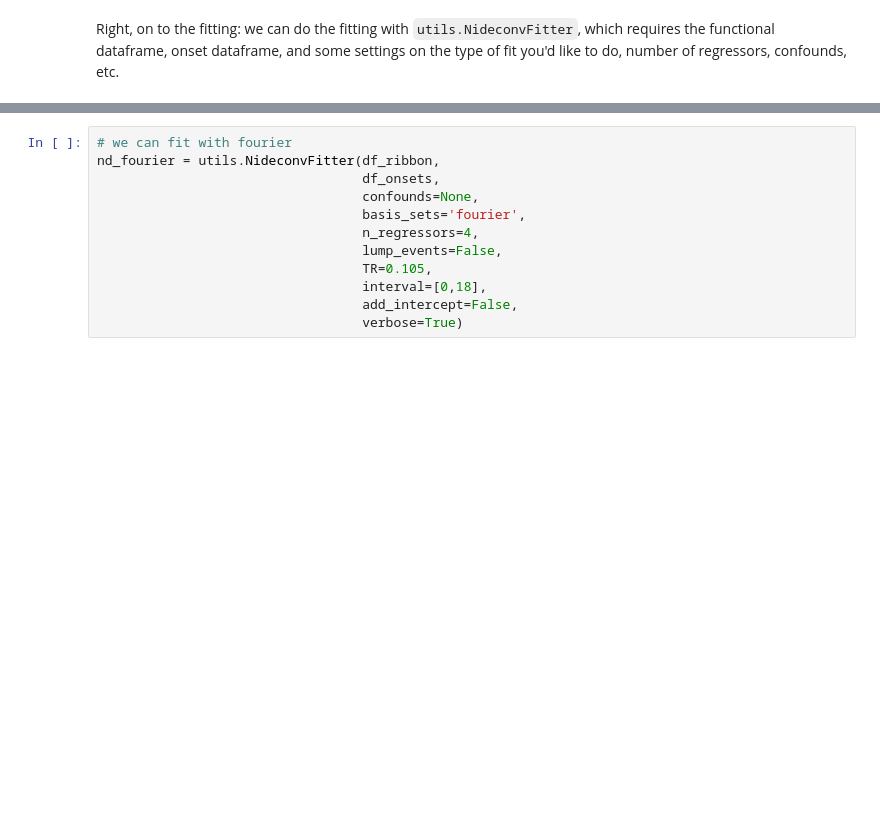
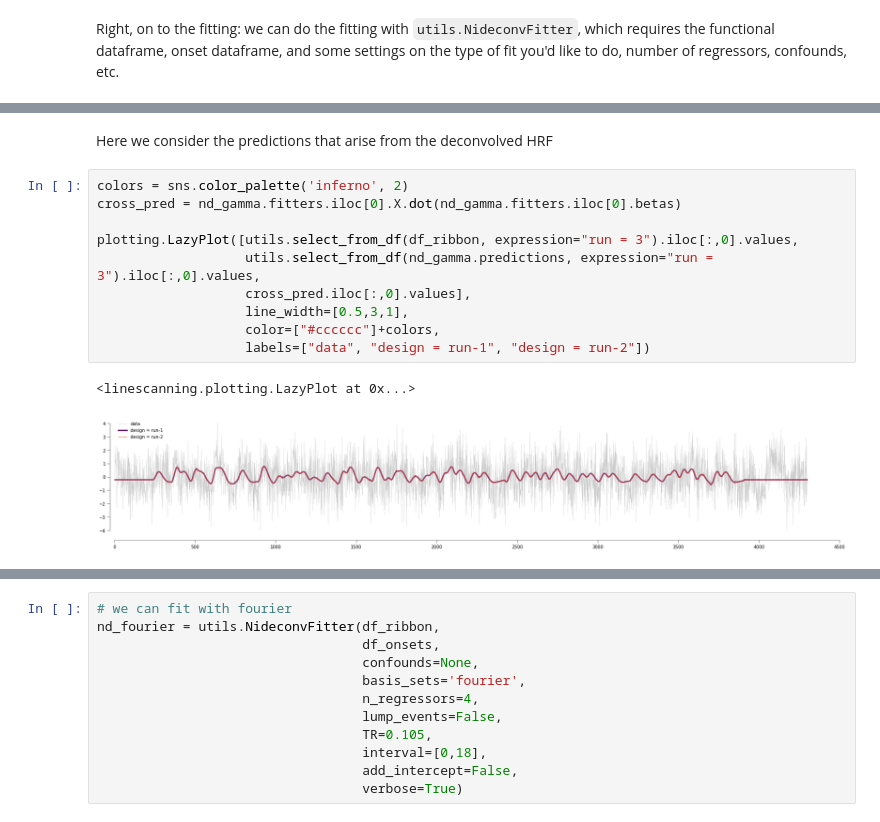
Before and after one commit to gjheij/linescanning, a Jupyter notebook: doc/source/examples/acompcor.ipynb, the cells around one changed output, grey strips where cells are left out. Cells and saved outputs as stored; diff of their text form; blank space fills up the shorter version.

```diff
--- a/doc/source/examples/acompcor.ipynb
+++ b/doc/source/examples/acompcor.ipynb
@@ -191,0 +192,15 @@ Done
+# %% [markdown]
+Here we consider the predictions that arise from the deconvolved HRF
+# %%
+colors = sns.color_palette('inferno', 2)
+cross_pred = nd_gamma.fitters.iloc[0].X.dot(nd_gamma.fitters.iloc[0].betas)
+
+plotting.LazyPlot([utils.select_from_df(df_ribbon, expression="run = 3").iloc[:,0].values,
+                   utils.select_from_df(nd_gamma.predictions, expression="run = 3").iloc[:,0].values,
+                   cross_pred.iloc[:,0].values],
+                   line_width=[0.5,3,1],
+                   color=["#cccccc"]+colors,
+                   labels=["data", "design = run-1", "design = run-2"])
+# %% [output]
+<linescanning.plotting.LazyPlot at 0x...>
+[figure, added]
```
Also changed, not shown: parts of 12 cells of this notebook, 3 other files.
